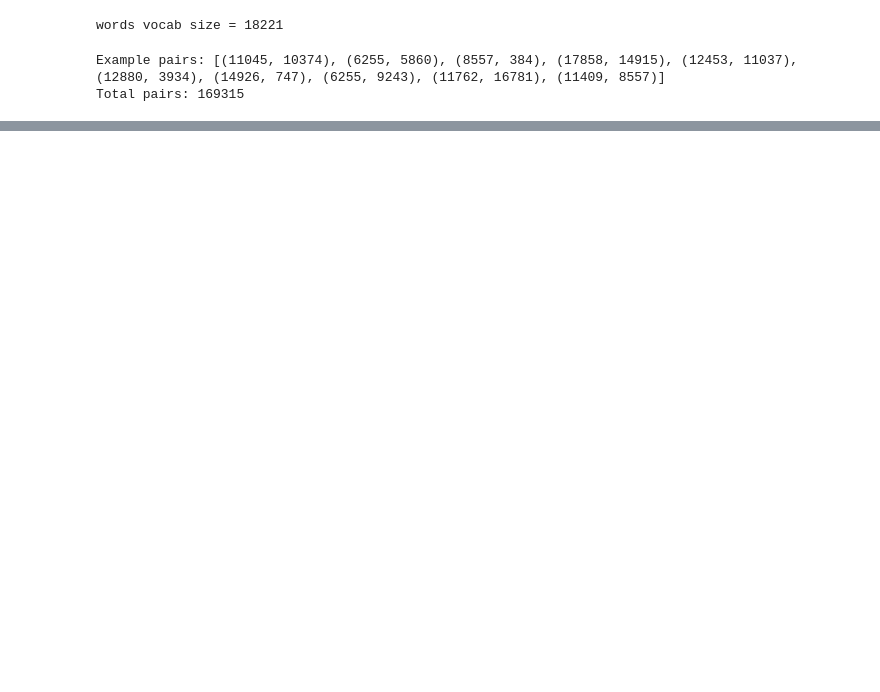
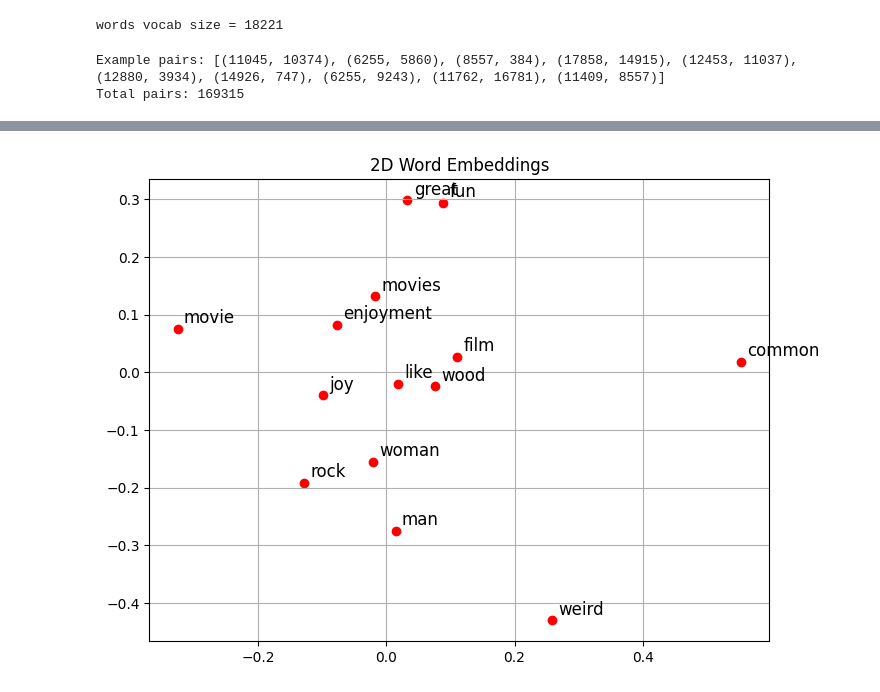
Before and after one commit to Eikthyrnir/UAM_labs, a Jupyter notebook: sem2/nlp/2/word2vec.ipynb, the cells around one changed output, grey strips where cells are left out. Cells and saved outputs as stored; diff of their text form; code cells hidden in the pictures; blank space fills up the shorter version.

```diff
--- a/sem2/nlp/2/word2vec.ipynb
+++ b/sem2/nlp/2/word2vec.ipynb
@@ -165,0 +236,4 @@ V_in
+# %%
+show_words_plot(sample_words, V_history[5])
+# %% [output]
+[figure, added]
```
Also changed, not shown: parts of 19 cells of this notebook.
